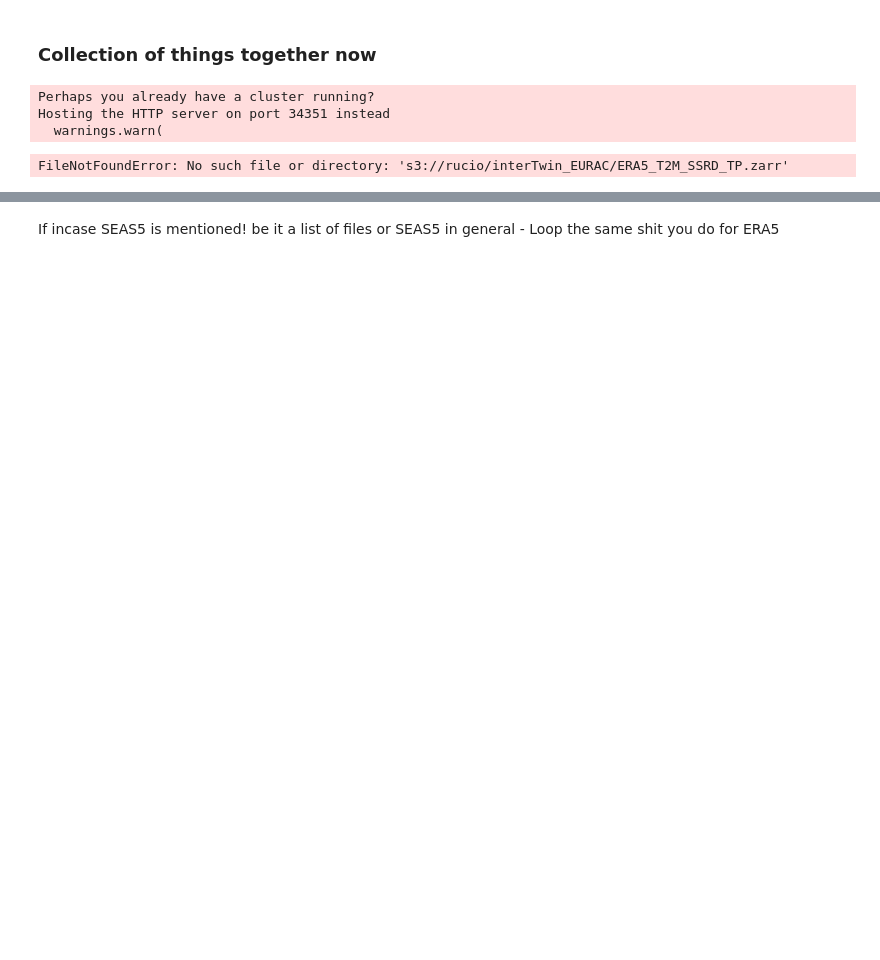
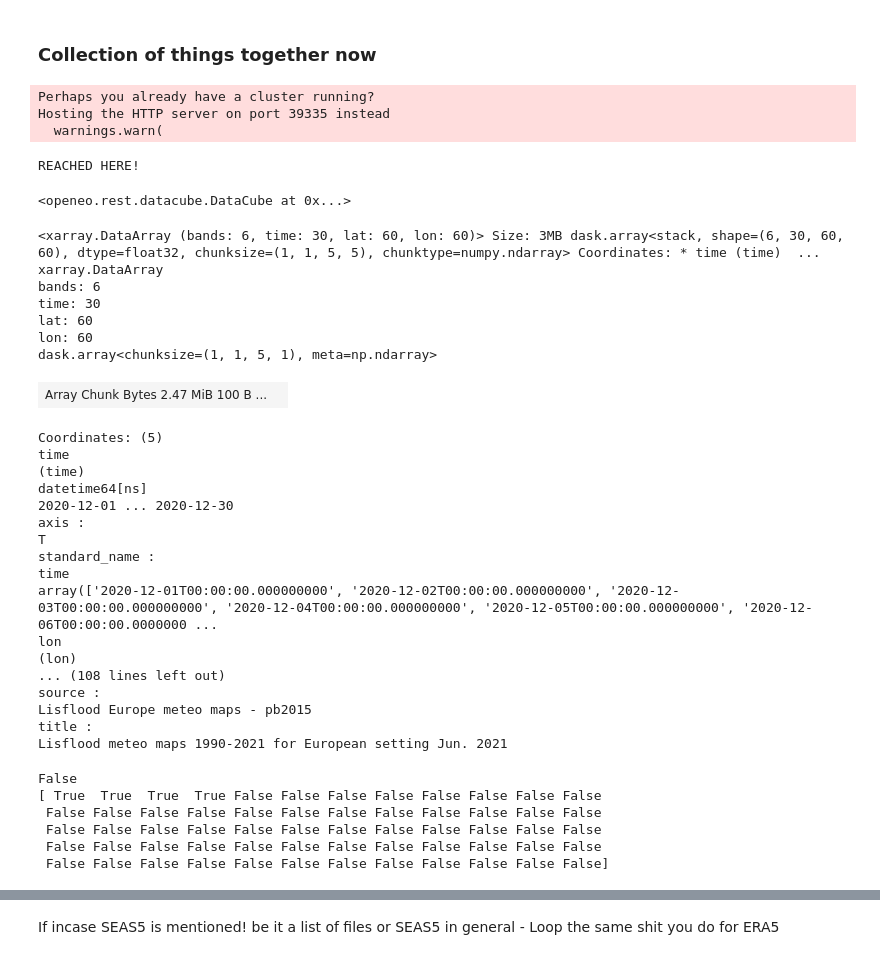
Before and after one commit to interTwin-eu/downScaleML, a Jupyter notebook: downscaleml/main/preprocessing/clearing_testB.ipynb, the cells around one changed output, grey strips where cells are left out. Drawn from its saved outputs; the diff is of its cells as text; code cells hidden in the pictures; blank space fills up the shorter version.

Commit message:
Advanced Tests - Complete Preprocessing Chain and Merge Cubes Issues solved dynamically

```diff
--- a/downscaleml/main/preprocessing/clearing_testB.ipynb
+++ b/downscaleml/main/preprocessing/clearing_testB.ipynb
@@ -54,7 +54,7 @@ if __name__ == '__main__':
     }
 
     # Specify the temporal extent
-    temporal_extent = ["2018-01-01", "2020-12-31"]
+    temporal_extent = ["2020-12-01", "2020-12-31"]
 
     # Load the data cube with specified parameters
     era5_single = local_conn.load_stac(
@@ -94,11 +94,58 @@ if __name__ == '__main__':
     remap = era5_cube.resample_cube_spatial(dem, method="bilinear")
     dem_expanded = dem.resample_cube_temporal(remap)
     print("REACHED HERE!")
-    cube = remap.merge_cubes(dem_expanded).execute()
-    cube = cube.to_dataset(dim="bands")
-    cube# to go to raster_to_stac as UUID_X.zarr in the local
+    cube = remap.merge_cubes(dem_expanded)
+    emo1 = emo1.rename_labels(dimension="bands", target=["target_dataset"], source=["ta24"])
+    recube = cube.merge_cubes(emo1_changed)
+
+
+    # to go to raster_to_stac as UUID_X.zarr in the local
 # %% [output]
 Perhaps you already have a cluster running?
-Hosting the HTTP server on port 34351 instead
+Hosting the HTTP server on port 39335 instead
   warnings.warn(
-FileNotFoundError: No such file or directory: 's3://rucio/interTwin_EURAC/ERA5_T2M_SSRD_TP.zarr'
+REACHED HERE!
+# %%
+recube
+# %% [output]
+<openeo.rest.datacube.DataCube at 0x...>
+# %%
+recube.execute()
+# %% [output]
+<xarray.DataArray (bands: 6, time: 30, lat: 60, lon: 60)> Size: 3MB dask.array<stack, shape=(6, 30, 60, 60), dtype=float32, chunksize=(1, 1, 5, 5), chunktype=numpy.ndarray> Coordinates: * time (time)  ...
+xarray.DataArray
+bands: 6
+time: 30
+lat: 60
+lon: 60
+dask.array<chunksize=(1, 1, 5, 1), meta=np.ndarray>
+| Array Chunk Bytes 2.47 MiB 100 B ... |  |
+Coordinates: (5)
+time
+(time)
+datetime64[ns]
+2020-12-01 ... 2020-12-30
+axis :
+T
+standard_name :
+time
+array(['2020-12-01T00:00:00.000000000', '2020-12-02T00:00:00.000000000', '2020-12-03T00:00:00.000000000', '2020-12-04T00:00:00.000000000', '2020-12-05T00:00:00.000000000', '2020-12-06T00:00:00.0000000 ...
+lon
+(lon)
+... (108 lines left out)
+source :
+Lisflood Europe meteo maps - pb2015
+title :
+Lisflood meteo maps 1990-2021 for European setting Jun. 2021
+# %%
+test1 = cube.execute()
+test2 = emo1.execute()
+print(set(test1.lon.values) == set(test2.lon.values))
+print(test1.lon.values == test2.lon.values)
+# %% [output]
+False
+[ True  True  True  True False False False False False False False False
+ False False False False False False False False False False False False
+ False False False False False False False False False False False False
+ False False False False False False False False False False False False
+ False False False False False False False False False False False False]
```
Also changed, not shown: parts of 35 cells of this notebook, 1 other file.
